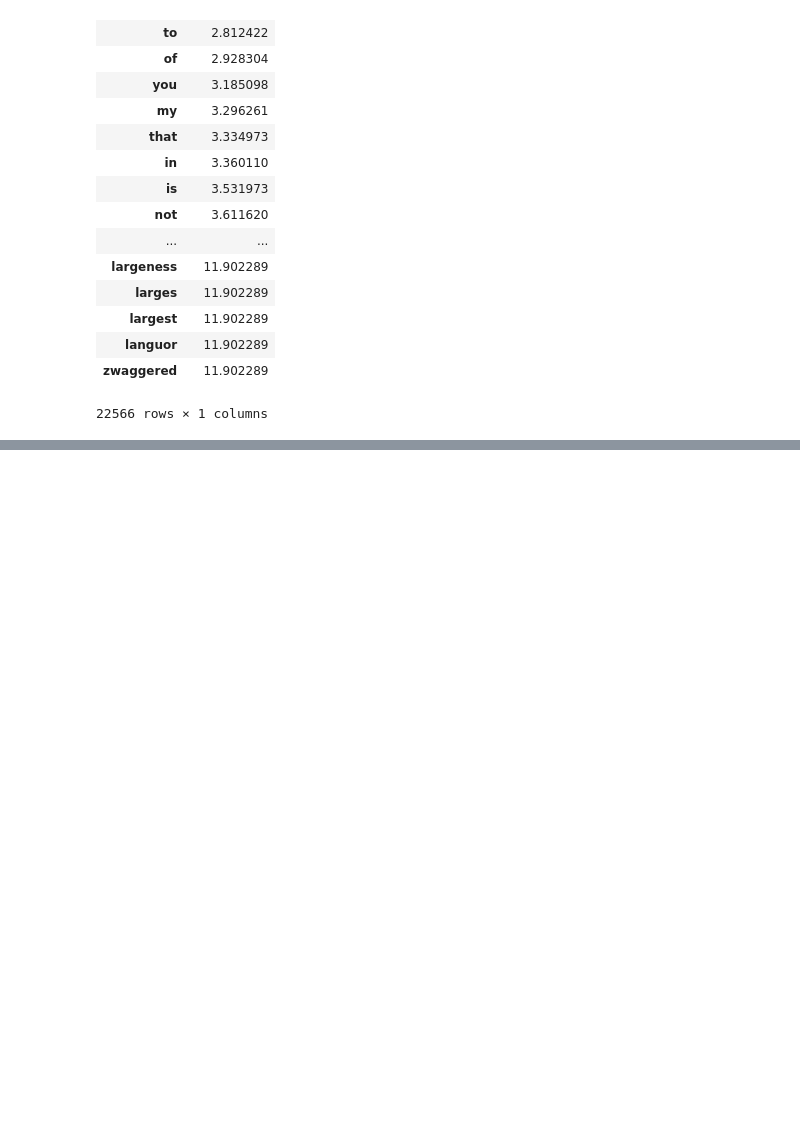
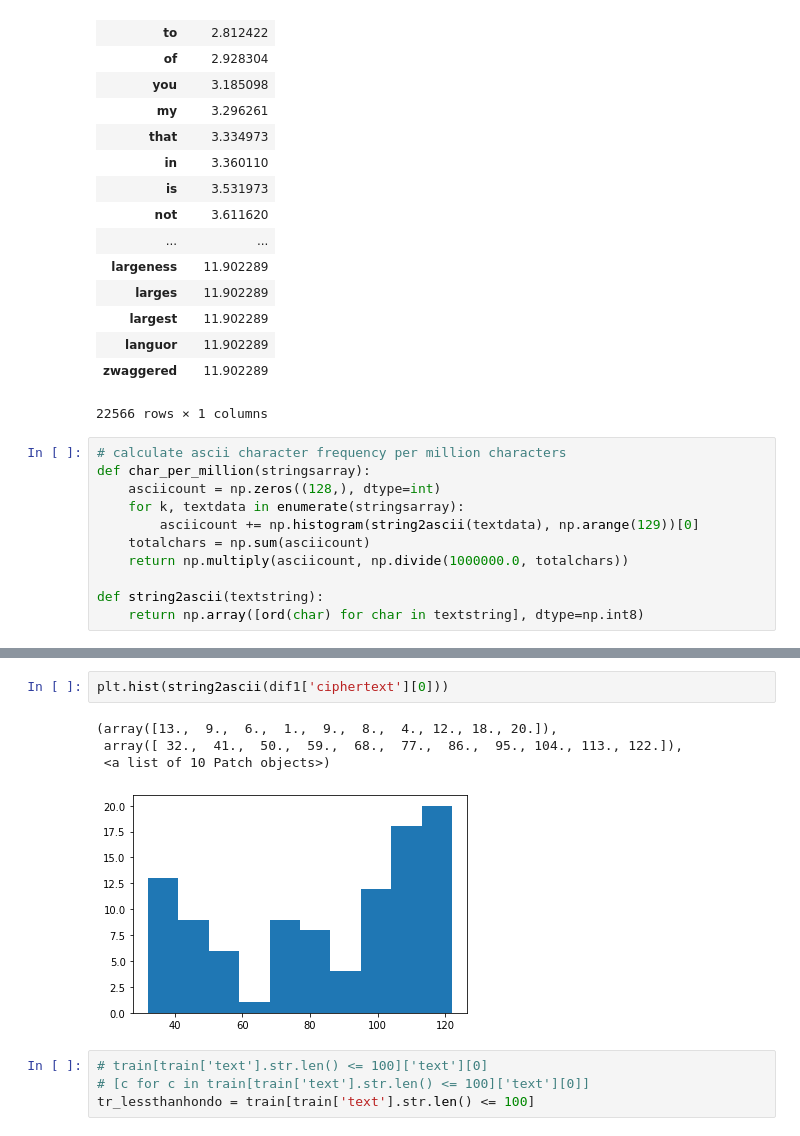
Before and after one commit to justinthe/kaggle_ciphertextIII, a Jupyter notebook: notebook/eda_1.ipynb, the cells around one changed output, grey strips where cells are left out. Drawn from its saved outputs; the diff is of its cells as text; blank space fills up the shorter version.

```diff
--- a/notebook/eda_1.ipynb
+++ b/notebook/eda_1.ipynb
@@ -94,3 +94,14 @@ df_idf.sort_values(by=['idf_weights'])
 | languor | 11.902289 |
 | zwaggered | 11.902289 |
 22566 rows × 1 columns
+# %%
+# calculate ascii character frequency per million characters
+def char_per_million(stringsarray):
+    asciicount = np.zeros((128,), dtype=int)
+    for k, textdata in enumerate(stringsarray):
+        asciicount += np.histogram(string2ascii(textdata), np.arange(129))[0]
+    totalchars = np.sum(asciicount)
+    return np.multiply(asciicount, np.divide(1000000.0, totalchars))
+
+def string2ascii(textstring):
+    return np.array([ord(char) for char in textstring], dtype=np.int8)
@@ -96,0 +123,11 @@ df_idf.sort_values(by=['idf_weights'])
+# %%
+plt.hist(string2ascii(dif1['ciphertext'][0]))
+# %% [output]
+(array([13.,  9.,  6.,  1.,  9.,  8.,  4., 12., 18., 20.]),
+ array([ 32.,  41.,  50.,  59.,  68.,  77.,  86.,  95., 104., 113., 122.]),
+ <a list of 10 Patch objects>)
+[figure, added]
+# %%
+# train[train['text'].str.len() <= 100]['text'][0]
+# [c for c in train[train['text'].str.len() <= 100]['text'][0]]
+tr_lessthanhondo = train[train['text'].str.len() <= 100]
```
Also changed, not shown: parts of 3 cells of this notebook, 1 other file.
